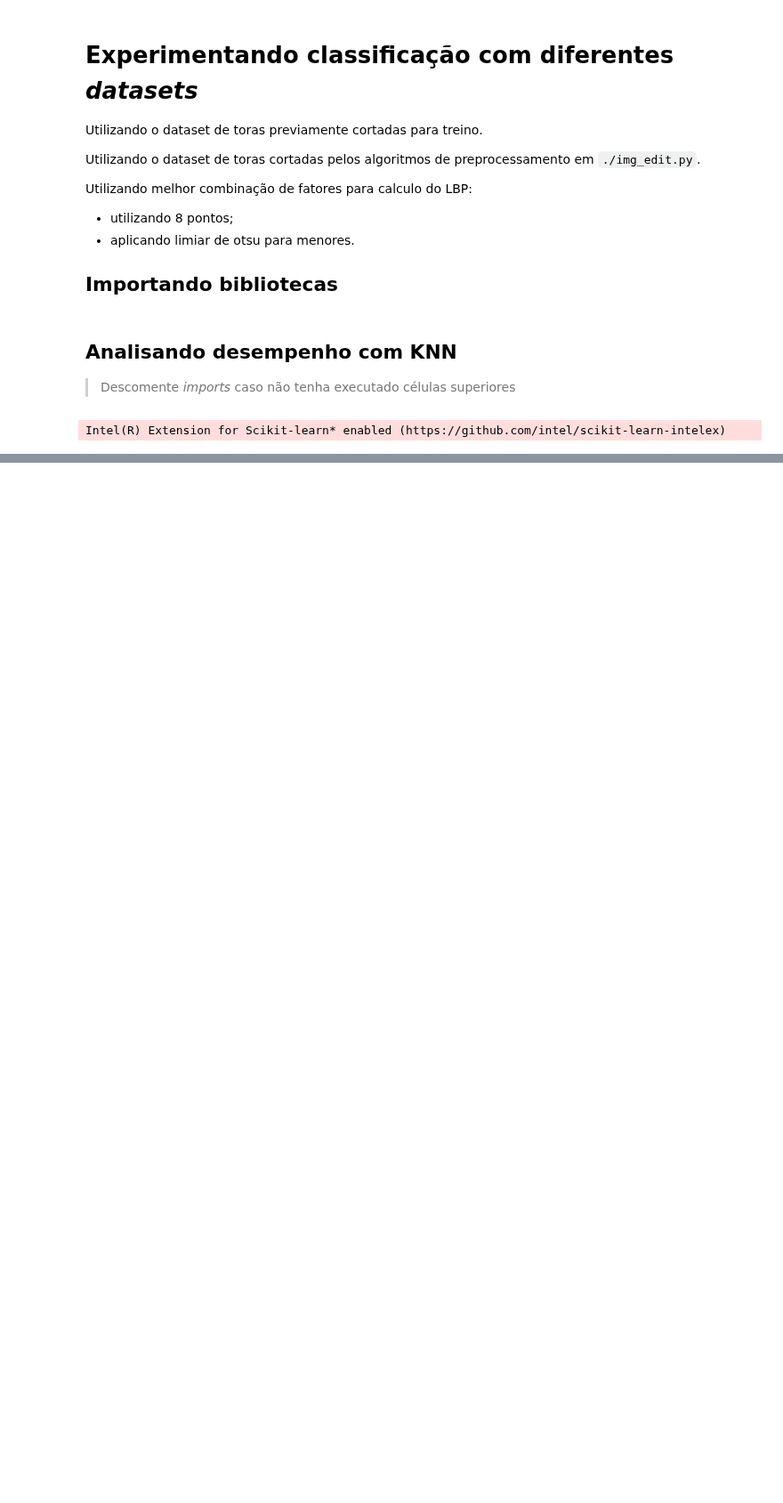
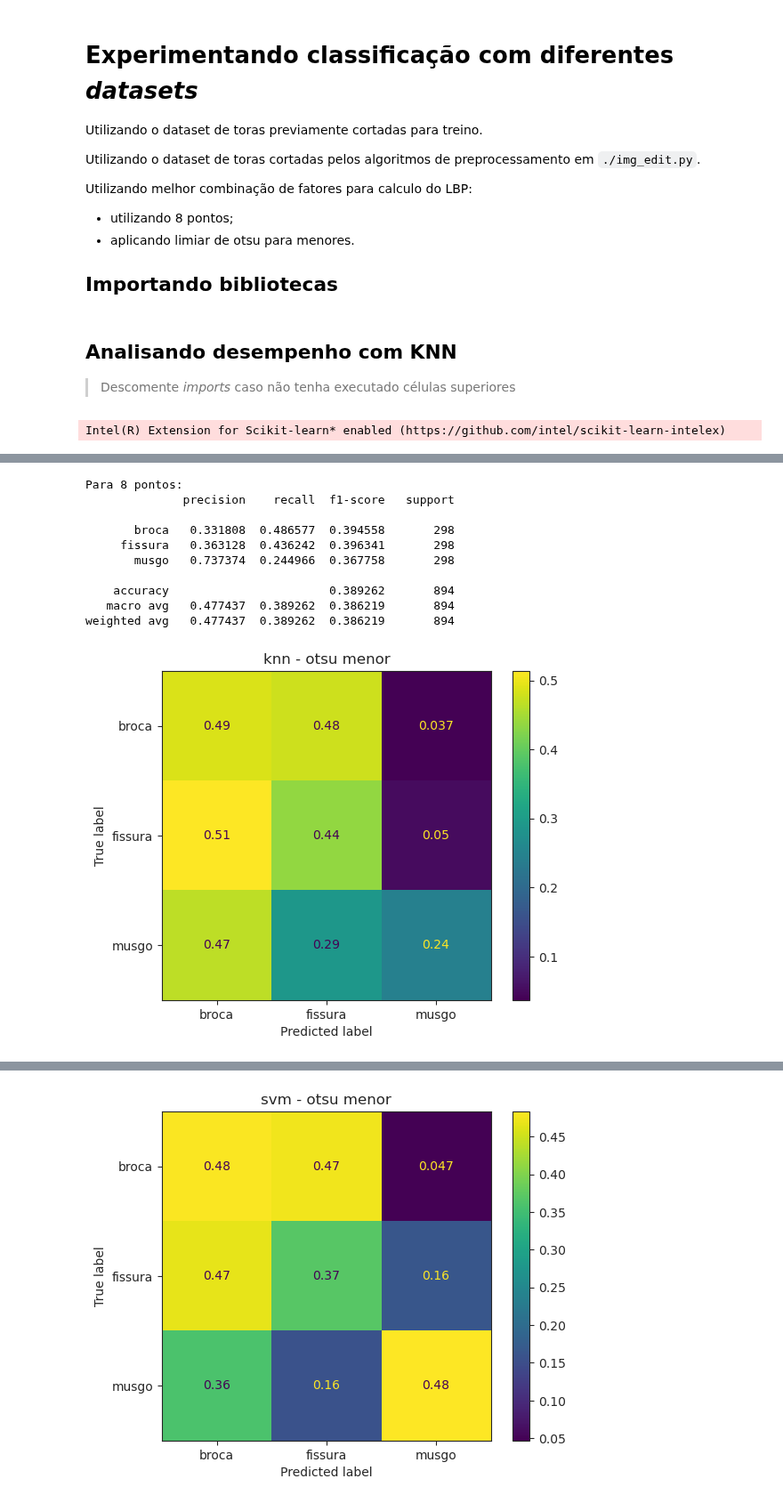
Before and after one commit to newtmagalhaes/Machine-Learning, a Jupyter notebook: ML/f04-textura/patologias_toras/42-prepro_test_mixed_2.ipynb, the cells around one changed output, grey strips where cells are left out. Shown at 89% size. Cells and saved outputs as stored; diff of their text form; code cells hidden in the pictures; blank space fills up the shorter version.

Commit message:
Adicionando teste trocando datasets de treino por teste e vice-versa

```diff
--- a/ML/f04-textura/patologias_toras/42-prepro_test_mixed_2.ipynb
+++ b/ML/f04-textura/patologias_toras/42-prepro_test_mixed_2.ipynb
@@ -97,6 +97,7 @@ for i, (clf_name, clf) in enumerate(classificadores):
     classification_report(
       y_true=y_test,
       y_pred=y_pred,
+      digits=6,
       target_names=MATCH_CLASSES))
 
   ConfusionMatrixDisplay.from_estimator(
@@ -132 +133,77 @@ weighted avg       0.41      0.44      0.41       270
 [figure]
+# %%
+sns.set_style('ticks')
+
+COLUMNS = ['acc','classificador']
+combinations = []
+
+classificadores = [
+  ('knn', KNeighborsClassifier()),
+  ('svm', make_pipeline(StandardScaler(),
+                        SVC(cache_size=600)))
+]
+
+print(f'Para {N_POINTS} pontos:')
+
+# classes: {0:'broca', 1:'fissura', 2:'musgo', 3:'quebra'}
+data_treino = pd.read_csv(f'./csvs/prepro_{TREINO}-{FUNC_NAME}-P{N_POINTS}.csv')
+
+# Cortando metade das classes fissura e quebra para juntá-las sob fissura
+X = []
+for target in range(4):
+  busca = data_treino.query(f'target=={target}')
+  if target == 1 or target == 3:
+    n = len(busca)
+    busca = busca[:n//2]
+    if target == 3:
+      busca['target'] = 1
+  X.append(busca)
+
+data_treino = pd.concat(X)
+# print(data_treino['target'].value_counts(sort=False))
+
+y_test = data_treino.pop('target').values
+X_test = data_treino.values
+
+# classes: {0:'normal', 1:'broca', 2:'fissura', 3:'musgo'} # filtrando (removendo) classe normal
+data_teste = pd.read_csv(f'./csvs/prepro_{TESTE}-{FUNC_NAME}-P{N_POINTS}.csv').query('target != 0')
+y_train = data_teste.pop('target').values -1 # corrigindo valores das classes para correspondência entre datasets
+X_train = data_teste.values
+
+for i, (clf_name, clf) in enumerate(classificadores):
+  # Treinando classificador
+  clf.fit(X_train, y_train)
+
+  combinations.append([
+    clf.score(X_test, y_test),
+    clf_name])
+
+  y_pred = clf.predict(X_test)
+  print(
+    classification_report(
+      y_true=y_test,
+      y_pred=y_pred,
+      digits=6,
+      target_names=MATCH_CLASSES))
+
+  ConfusionMatrixDisplay.from_estimator(
+    estimator=clf,
+    X=X_test,
+    y=y_test,
+    normalize='true',
+    display_labels=MATCH_CLASSES
+    ).ax_.set_title(f'{clf_name} - otsu {FUNC_NAME}')
+
+  plt.show()
+# %% [output]
+Para 8 pontos:
+              precision    recall  f1-score   support
+
+       broca   0.331808  0.486577  0.394558       298
+     fissura   0.363128  0.436242  0.396341       298
+       musgo   0.737374  0.244966  0.367758       298
+
+    accuracy                       0.389262       894
+   macro avg   0.477437  0.389262  0.386219       894
+weighted avg   0.477437  0.389262  0.386219       894
+[figure, added]
@@ -132,0 +219 @@ weighted avg       0.41      0.44      0.41       270
+[figure, added]
```
Also changed, not shown: parts of 2 cells of this notebook, 1 other file.
